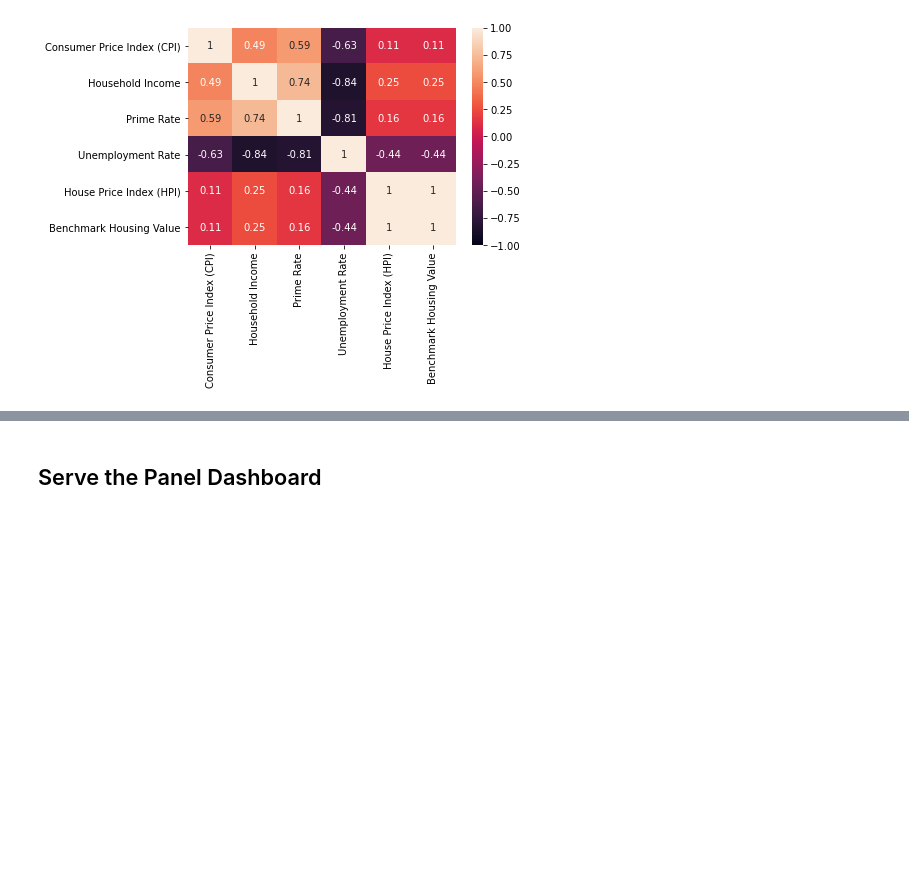
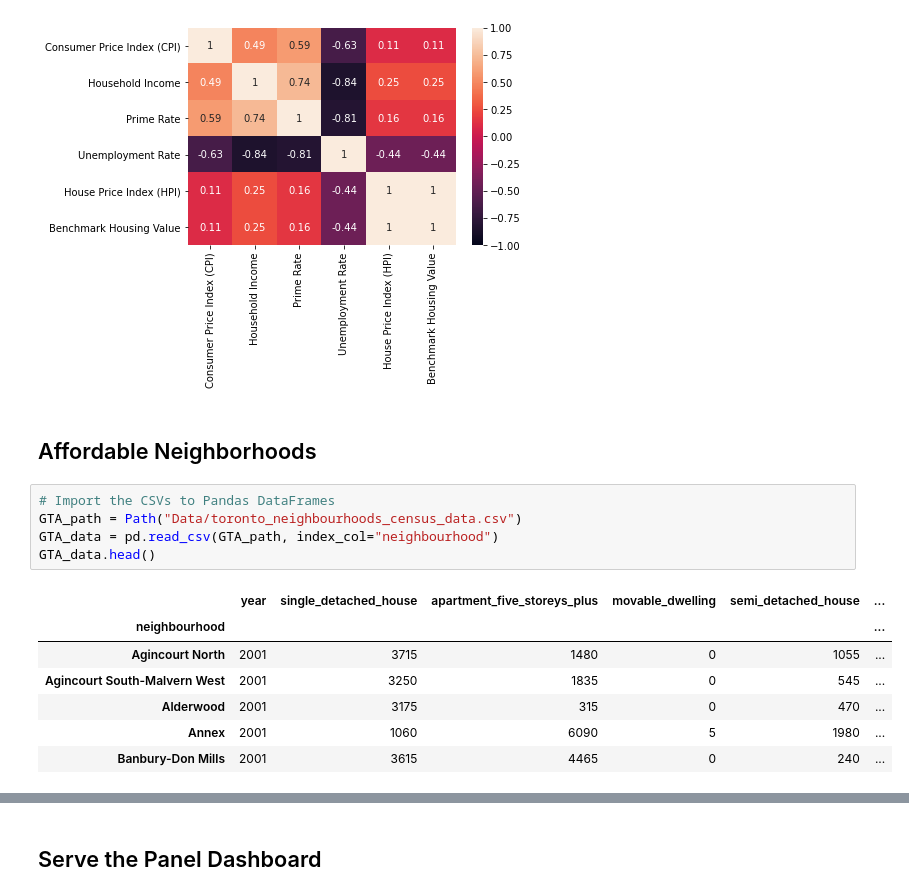
Before and after one commit to FernandaOmalley/Project1, a Jupyter notebook: dashboard.ipynb, the cells around one changed output, grey strips where cells are left out. Saved outputs shown, nothing was run; the diff lists cells and outputs as text; blank space fills up the shorter version.

```diff
--- a/dashboard.ipynb
+++ b/dashboard.ipynb
@@ -251,3 +251,18 @@ macro_variables_analysis = pn.Column(create_line_macro_pct(), create_cor_macro_p
 # Housing price prediction
 # %% [output]
 [figure]
+# %% [markdown]
+## Affordable Neighborhoods
+# %%
+# Import the CSVs to Pandas DataFrames
+GTA_path = Path("Data/toronto_neighbourhoods_census_data.csv")
+GTA_data = pd.read_csv(GTA_path, index_col="neighbourhood")
+GTA_data.head()
+# %% [output]
+|  | year | single_detached_house | apartment_five_storeys_plus | movable_dwelling | semi_detached_house | ... |
+| neighbourhood |  |  |  |  |  | ... |
+| Agincourt North | 2001 | 3715 | 1480 | 0 | 1055 | ... |
+| Agincourt South-Malvern West | 2001 | 3250 | 1835 | 0 | 545 | ... |
+| Alderwood | 2001 | 3175 | 315 | 0 | 470 | ... |
+| Annex | 2001 | 1060 | 6090 | 5 | 1980 | ... |
+| Banbury-Don Mills | 2001 | 3615 | 4465 | 0 | 240 | ... |
```
Also changed, not shown: parts of 6 cells of this notebook.
